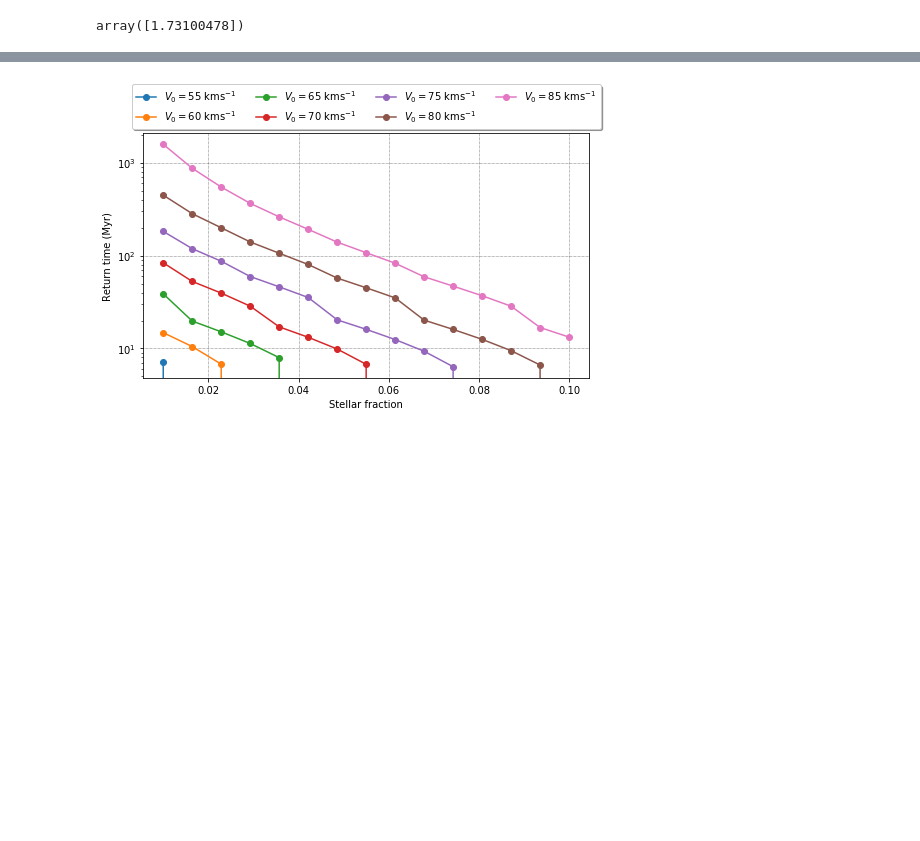
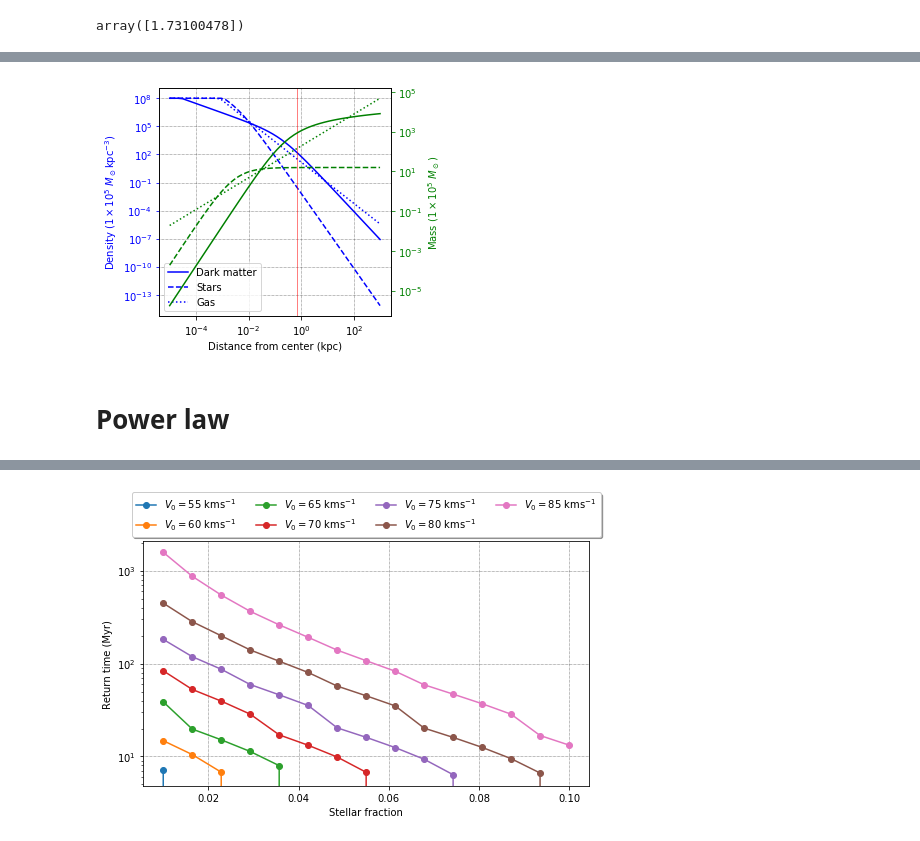
Before and after one commit to jsbarbosa/TesisFisica, a Jupyter notebook: Files/Week 6/Multiple.ipynb, the cells around one changed output, grey strips where cells are left out. Cells and saved outputs as stored; diff of their text form; code cells hidden in the pictures; blank space fills up the shorter version.

```diff
--- a/Files/Week 6/Multiple.ipynb
+++ b/Files/Week 6/Multiple.ipynb
@@ -54,0 +78,8 @@ array([1.73100478])
+# %%
+smbh.setStellarRatio(0.1)
+fig, axs = smbh.plotDensityMassForAll(r, figsize = (5, 4))
+fig.savefig("density_mass_fs1.png", dpi = 300)
+# %% [output]
+[figure, added]
+# %% [markdown]
+# Power law
```
Also changed, not shown: parts of 10 cells of this notebook, 17 other files.
